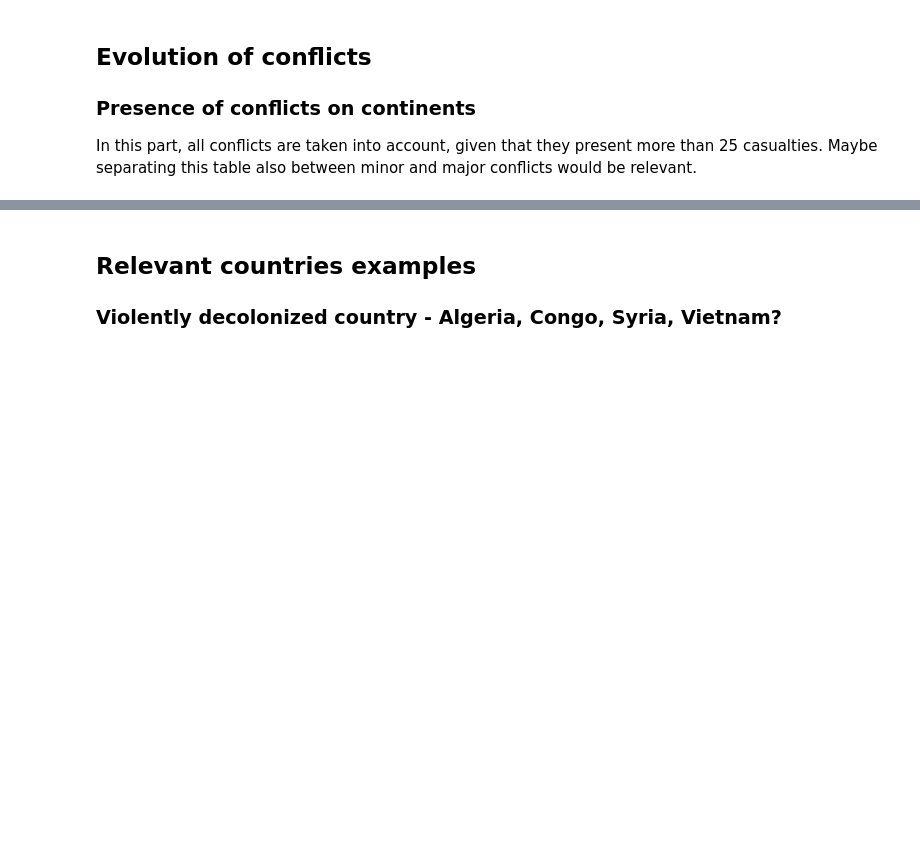
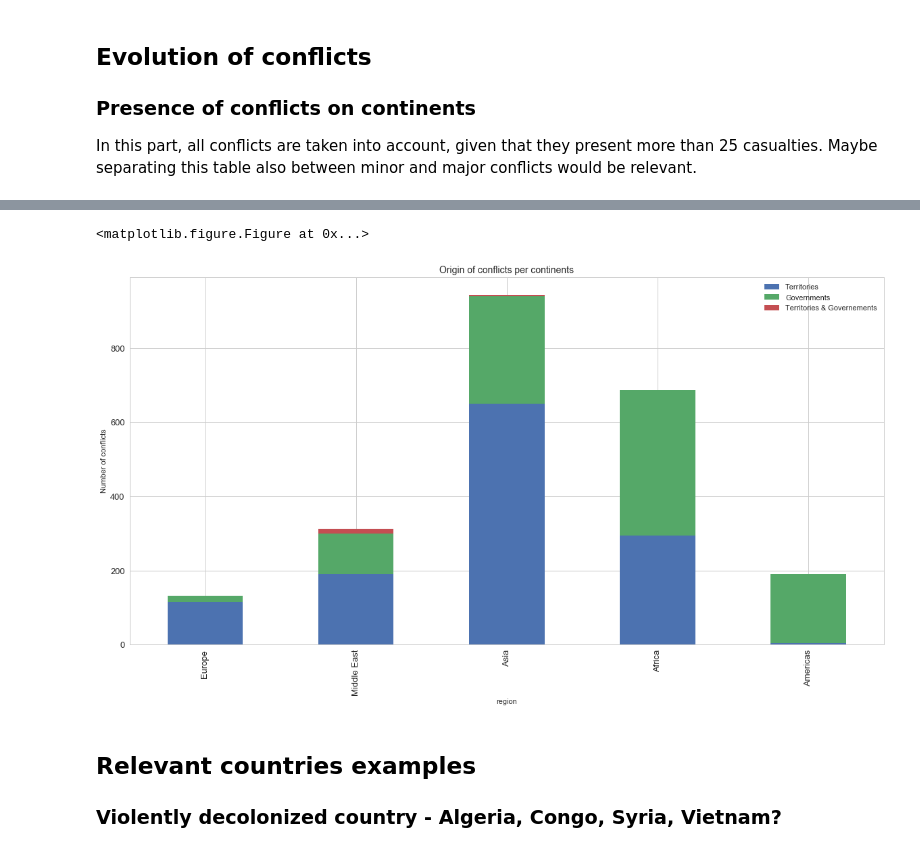
Before and after one commit to julied20/ada-2017, a Jupyter notebook: Project/Exploratory Analysis.ipynb, the cells around one changed output, grey strips where cells are left out. Drawn from its saved outputs; the diff is of its cells as text; code cells hidden in the pictures; blank space fills up the shorter version.

```diff
--- a/Project/Exploratory Analysis.ipynb
+++ b/Project/Exploratory Analysis.ipynb
@@ -103,0 +122,15 @@ plt.show()
+# %%
+cleaned_df = ucdp_df.loc[~ucdp_df['region'].isin(['1, 3', '1, 2', '1, 4', '1, 5', '1, 3, 5', '1, 2, 3, 5'])]
+myticks = ['Europe','Middle East','Asia','Africa','Americas']
+df2 = cleaned_df.groupby(['region', 'incomp'])['region'].count().unstack('incomp').fillna(0)
+
+plt.figure(figsize=(20,10), dpi=60, facecolor='w', edgecolor='k')
+df2[[1,2,3]].plot(kind='bar', stacked=True, figsize = (20,10), fontsize = 13)
+plt.xticks(np.linspace(1,5,5)-1, myticks)
+plt.legend(['Territories', 'Governments', 'Territories & Governements'],fontsize = 11)
+plt.title('Origin of conflicts per continents', fontsize = 14)
+plt.ylabel('Number of conflicts')
+plt.show()
+# %% [output]
+<matplotlib.figure.Figure at 0x...>
+[figure, added]
```
Also changed, not shown: parts of 6 cells of this notebook.
